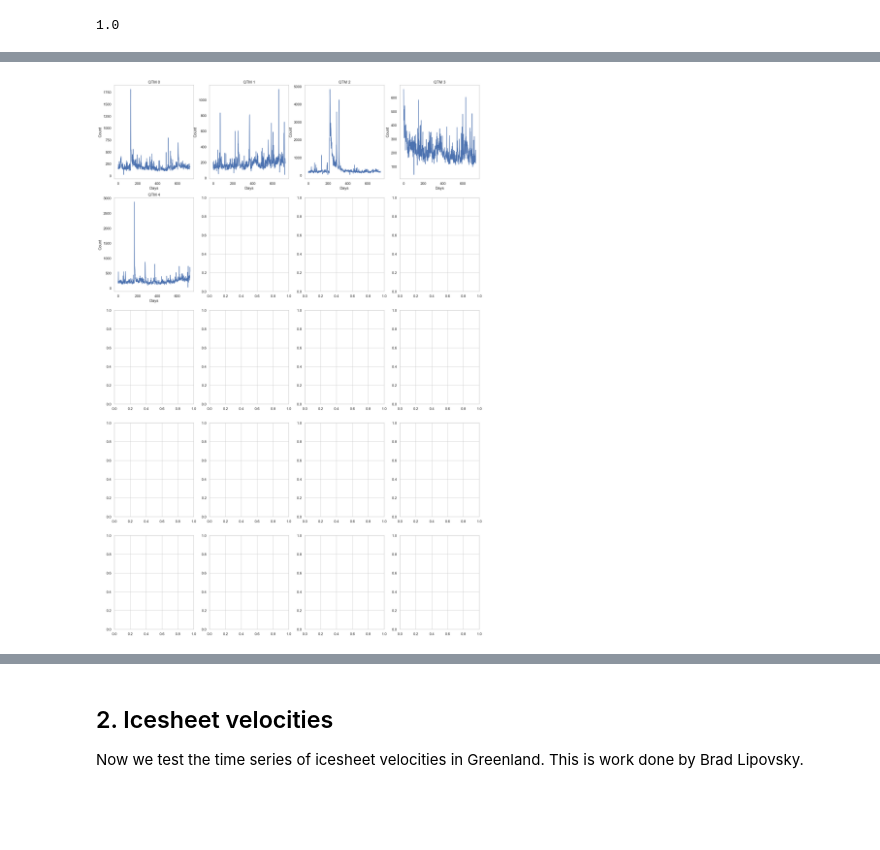
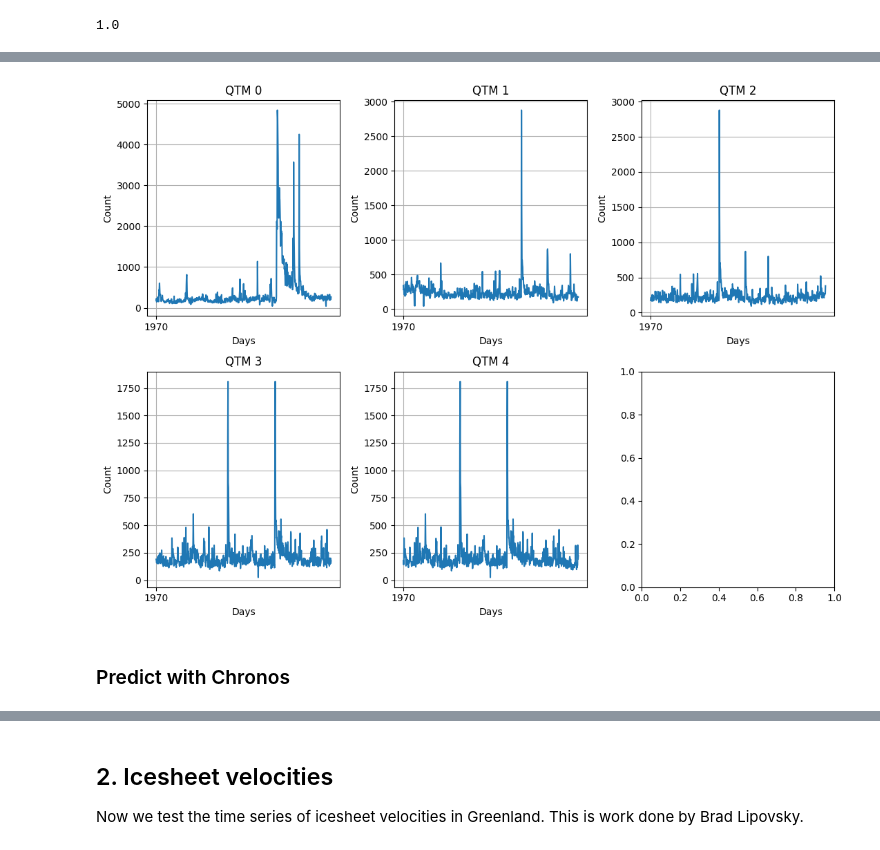
Before and after one commit to mdenolle/GeoCAST, a Jupyter notebook: test_zero-shot/chronos_test.ipynb, the cells around one changed output, grey strips where cells are left out. Cells and saved outputs as stored; diff of their text form; code cells hidden in the pictures; blank space fills up the shorter version.

Commit message:
made chronos wrapper function work

```diff
--- a/test_zero-shot/chronos_test.ipynb
+++ b/test_zero-shot/chronos_test.ipynb
@@ -289,12 +316,29 @@ df_wide.head()
+# %%
+# remove nan values
+df_wide = df_wide.dropna()
 # %%
-fig, axes = plt.subplots(nrows=5, ncols=4, figsize=(20, 30))  # define the figure and subplots
+
+# determine the number of rows and columns for the subplots for up to 3 columns and based on the number n_timeseries
+n_timeseries2 = n_timeseries
+if n_timeseries <= 3:
+    nrows, ncols = 1, n_timeseries
+elif n_timeseries <= 6:
+    nrows, ncols = 2, 3
+elif n_timeseries >6:
+    n_timeseries2 = 6
+    nrows, ncols = 2, 3
+
+fig, axes = plt.subplots(nrows=nrows, ncols=ncols, figsize=(11, 8))  # define the figure and subplots
 axes = axes.ravel()
-for i in range(n_timeseries):
+for i in range(n_timeseries2):
     ax = axes[i]
     ax.plot(df_wide["datetime"], df_wide[f"{i}"])
     ax.set_title(f"QTM {i}")
     ax.set_xlabel("Days")
     ax.set_ylabel("Count")
+    plt.tight_layout()
     ax.grid()
 # %% [output]
-[figure, old version]
+[figure, new version]
+# %% [markdown]
+### Predict with Chronos
```
Also changed, not shown: parts of 20 cells of this notebook, 3 other files.
